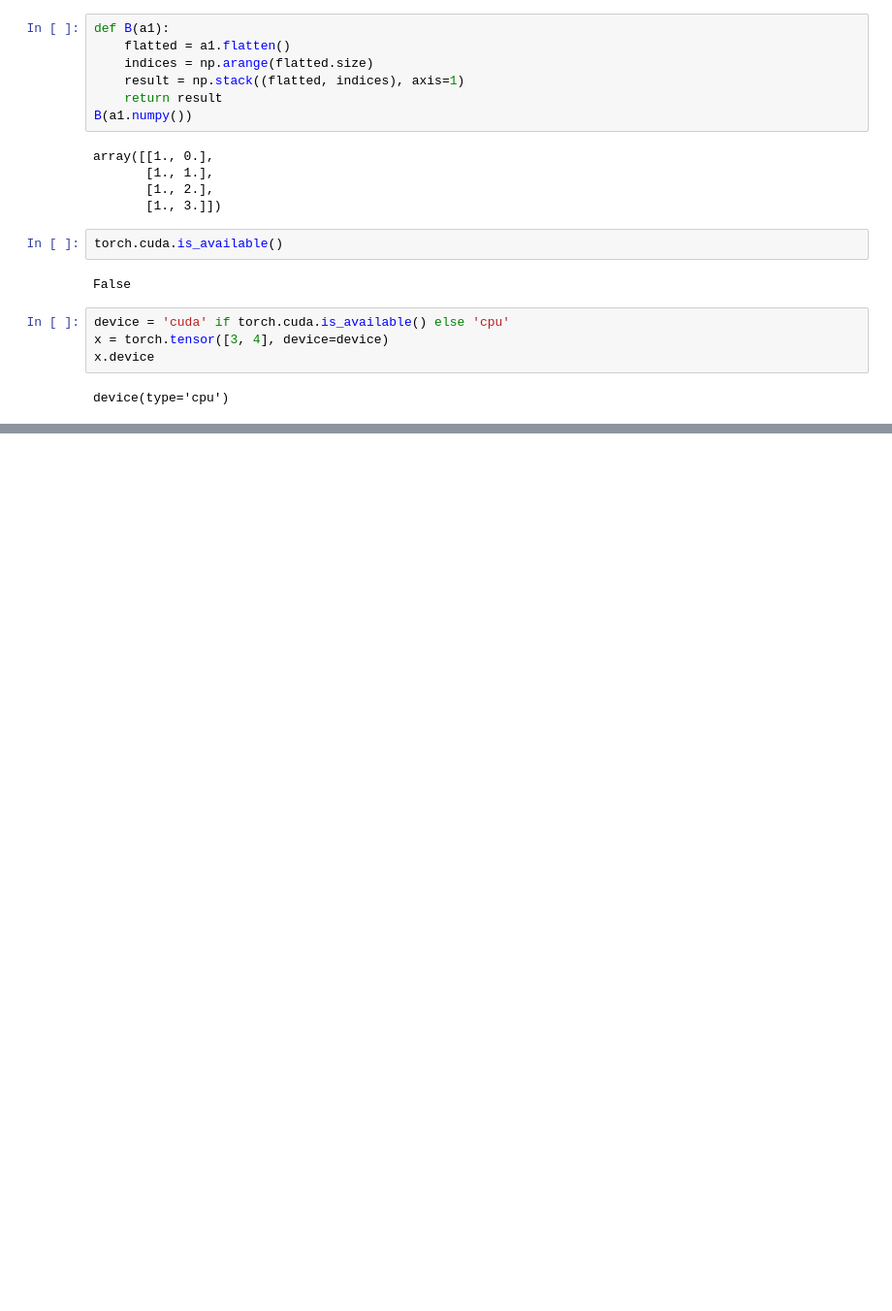
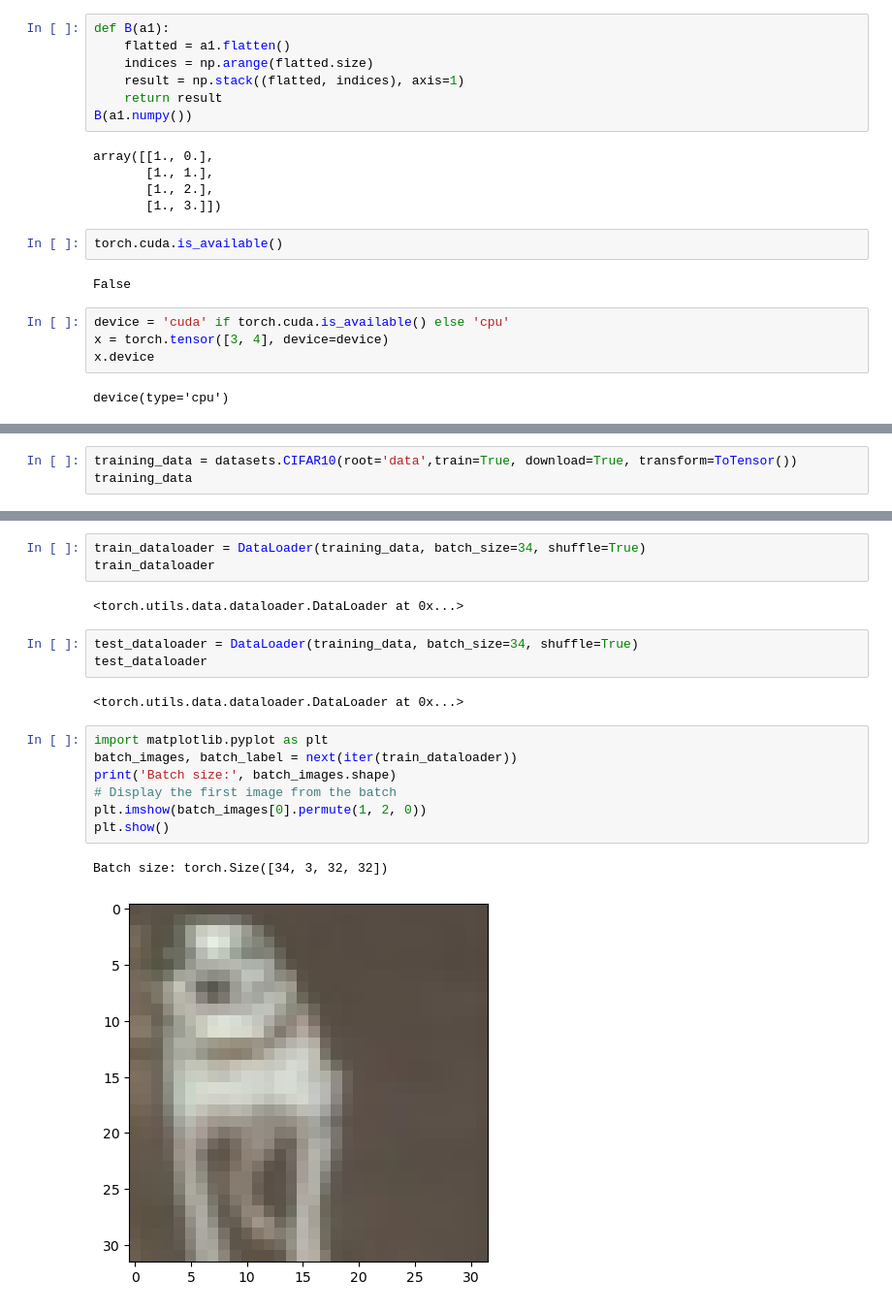
Before and after one commit to rabobahago/complete_deep_learning_pytorch, a Jupyter notebook: basics_and_pytorch/refresh.ipynb, the cells around one changed output, grey strips where cells are left out. Shown: that part at 97% size. Drawn from its saved outputs; the diff is of its cells as text; blank space fills up the shorter version.

Commit message:
datasets CIFAR10, train, and test dataset implemented

```diff
--- a/basics_and_pytorch/refresh.ipynb
+++ b/basics_and_pytorch/refresh.ipynb
@@ -483,0 +614,3 @@ datasets.CIFAR10(root='data', download=True)
+# %%
+training_data = datasets.CIFAR10(root='data',train=True, download=True, transform=ToTensor())
+training_data
@@ -483,0 +636,20 @@ datasets.CIFAR10(root='data', download=True)
+# %%
+train_dataloader = DataLoader(training_data, batch_size=34, shuffle=True)
+train_dataloader
+# %% [output]
+<torch.utils.data.dataloader.DataLoader at 0x...>
+# %%
+test_dataloader = DataLoader(training_data, batch_size=34, shuffle=True)
+test_dataloader
+# %% [output]
+<torch.utils.data.dataloader.DataLoader at 0x...>
+# %%
+import matplotlib.pyplot as plt
+batch_images, batch_label = next(iter(train_dataloader))
+print('Batch size:', batch_images.shape)
+# Display the first image from the batch
+plt.imshow(batch_images[0].permute(1, 2, 0))
+plt.show()
+# %% [output]
+Batch size: torch.Size([34, 3, 32, 32])
+[figure, added]
```
Also changed, not shown: parts of 11 cells of this notebook.
